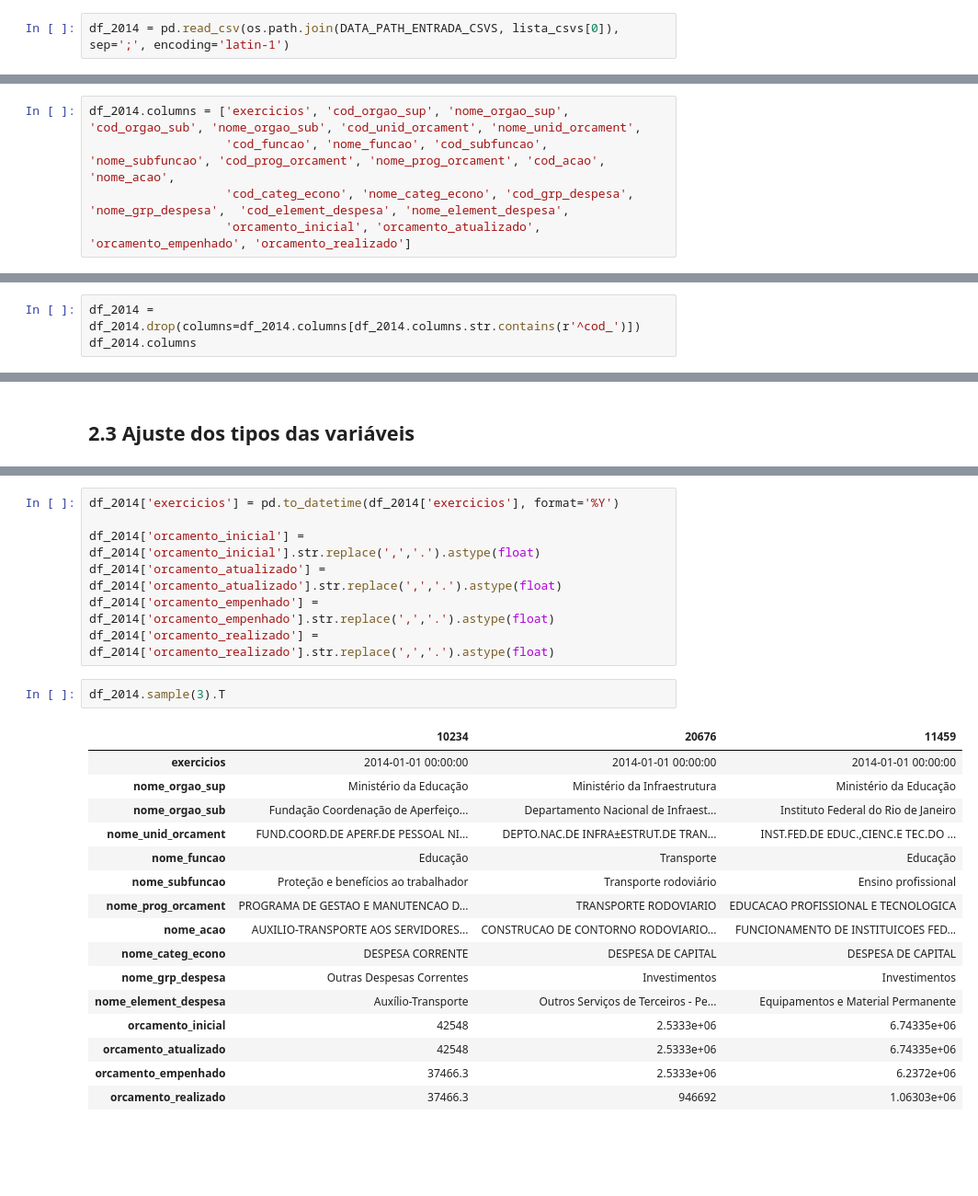
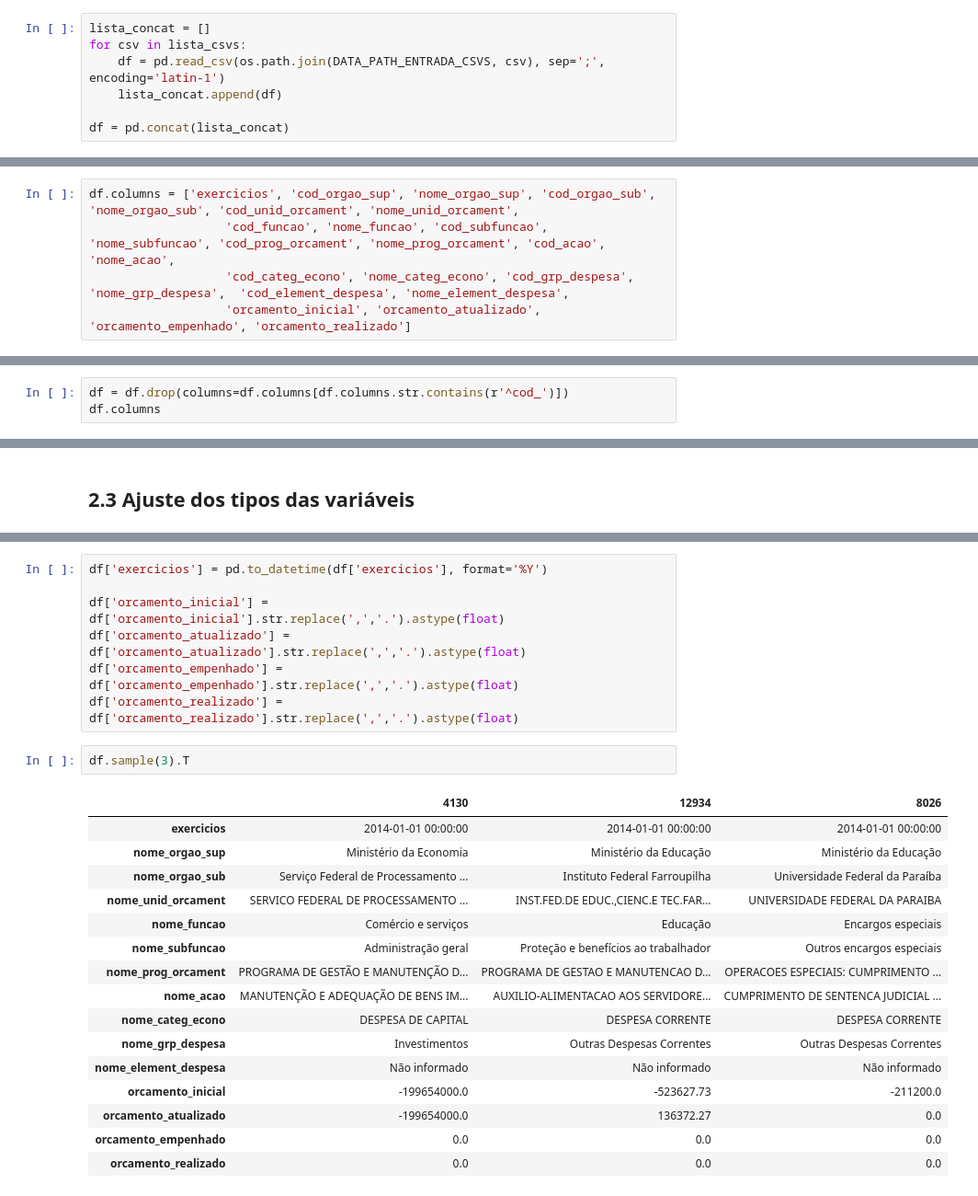
Before and after one commit to PanGeia-Study-Group/Analise_orcamento, a Jupyter notebook: codigo/1_sanity/sanity_csvs.ipynb, the cells around one changed output, grey strips where cells are left out. Shown at 92% size. Cells and saved outputs as stored; diff of their text form; blank space fills up the shorter version.

```diff
--- a/codigo/1_sanity/sanity_csvs.ipynb
+++ b/codigo/1_sanity/sanity_csvs.ipynb
@@ -20,4 +20,9 @@ DATA_PATH_ENTRADA_CSVS = os.path.join(DATA_PATH_ENTRADA, 'CSVs')
 # %%
 lista_csvs = os.listdir(DATA_PATH_ENTRADA_CSVS)
 # %%
-df_2014 = pd.read_csv(os.path.join(DATA_PATH_ENTRADA_CSVS, lista_csvs[0]), sep=';', encoding='latin-1')
+lista_concat = []
+for csv in lista_csvs:
+    df = pd.read_csv(os.path.join(DATA_PATH_ENTRADA_CSVS, csv), sep=';', encoding='latin-1')
+    lista_concat.append(df)
+
+df = pd.concat(lista_concat)
@@ -46,7 +65,7 @@ memory usage: 3.8+ MB
 # %% [markdown]
 ## 2.1 Ajuste dos nomes das colunas
 # %%
-df_2014.columns = ['exercicios', 'cod_orgao_sup', 'nome_orgao_sup', 'cod_orgao_sub', 'nome_orgao_sub', 'cod_unid_orcament', 'nome_unid_orcament',
+df.columns = ['exercicios', 'cod_orgao_sup', 'nome_orgao_sup', 'cod_orgao_sub', 'nome_orgao_sub', 'cod_unid_orcament', 'nome_unid_orcament',
                    'cod_funcao', 'nome_funcao', 'cod_subfuncao', 'nome_subfuncao', 'cod_prog_orcament', 'nome_prog_orcament', 'cod_acao', 'nome_acao',
                    'cod_categ_econo', 'nome_categ_econo', 'cod_grp_despesa', 'nome_grp_despesa',  'cod_element_despesa', 'nome_element_despesa',
                    'orcamento_inicial', 'orcamento_atualizado', 'orcamento_empenhado', 'orcamento_realizado']
@@ -67,8 +86,8 @@ Index(['exercicios', 'cod_orgao_sup', 'nome_orgao_sup', 'cod_orgao_sub',
 # %% [markdown]
 <font color='green' size=6> Por simplicidade, excluirei as variáveis com código pra ficar mais fácil a leitura do dataset <font>
 # %%
-df_2014 = df_2014.drop(columns=df_2014.columns[df_2014.columns.str.contains(r'^cod_')])
-df_2014.columns
+df = df.drop(columns=df.columns[df.columns.str.contains(r'^cod_')])
+df.columns
 # %% [output]
 Index(['exercicios', 'nome_orgao_sup', 'nome_orgao_sub', 'nome_unid_orcament',
        'nome_funcao', 'nome_subfuncao', 'nome_prog_orcament', 'nome_acao',
@@ -98,28 +117,28 @@ orcamento_empenhado     object
 orcamento_realizado     object
 dtype: object
 # %%
-df_2014['exercicios'] = pd.to_datetime(df_2014['exercicios'], format='%Y')
+df['exercicios'] = pd.to_datetime(df['exercicios'], format='%Y')
 
-df_2014['orcamento_inicial'] = df_2014['orcamento_inicial'].str.replace(',','.').astype(float)
-df_2014['orcamento_atualizado'] = df_2014['orcamento_atualizado'].str.replace(',','.').astype(float)
-df_2014['orcamento_empenhado'] = df_2014['orcamento_empenhado'].str.replace(',','.').astype(float)
-df_2014['orcamento_realizado'] = df_2014['orcamento_realizado'].str.replace(',','.').astype(float)
+df['orcamento_inicial'] = df['orcamento_inicial'].str.replace(',','.').astype(float)
+df['orcamento_atualizado'] = df['orcamento_atualizado'].str.replace(',','.').astype(float)
+df['orcamento_empenhado'] = df['orcamento_empenhado'].str.replace(',','.').astype(float)
+df['orcamento_realizado'] = df['orcamento_realizado'].str.replace(',','.').astype(float)
 # %%
-df_2014.sample(3).T
+df.sample(3).T
 # %% [output]
-|  | 10234 | 20676 | 11459 |
+|  | 4130 | 12934 | 8026 |
 | exercicios | 2014-01-01 00:00:00 | 2014-01-01 00:00:00 | 2014-01-01 00:00:00 |
-| nome_orgao_sup | Ministério da Educação | Ministério da Infraestrutura | Ministério da Educação |
-| nome_orgao_sub | Fundação Coordenação de Aperfeiço... | Departamento Nacional de Infraest... | Instituto Federal do Rio de Janeiro |
-| nome_unid_orcament | FUND.COORD.DE APERF.DE PESSOAL NI... | DEPTO.NAC.DE INFRA±ESTRUT.DE TRAN... | INST.FED.DE EDUC.,CIENC.E TEC.DO ... |
-| nome_funcao | Educação | Transporte | Educação |
-| nome_subfuncao | Proteção e benefícios ao trabalhador | Transporte rodoviário | Ensino profissional |
-| nome_prog_orcament | PROGRAMA DE GESTAO E MANUTENCAO D... | TRANSPORTE RODOVIARIO | EDUCACAO PROFISSIONAL E TECNOLOGICA |
-| nome_acao | AUXILIO-TRANSPORTE AOS SERVIDORES... | CONSTRUCAO DE CONTORNO RODOVIARIO... | FUNCIONAMENTO DE INSTITUICOES FED... |
-| nome_categ_econo | DESPESA CORRENTE | DESPESA DE CAPITAL | DESPESA DE CAPITAL |
-| nome_grp_despesa | Outras Despesas Correntes | Investimentos | Investimentos |
-| nome_element_despesa | Auxílio-Transporte | Outros Serviços de Terceiros - Pe... | Equipamentos e Material Permanente |
-| orcamento_inicial | 42548 | 2.5333e+06 | 6.74335e+06 |
-| orcamento_atualizado | 42548 | 2.5333e+06 | 6.74335e+06 |
-| orcamento_empenhado | 37466.3 | 2.5333e+06 | 6.2372e+06 |
-| orcamento_realizado | 37466.3 | 946692 | 1.06303e+06 |
+| nome_orgao_sup | Ministério da Economia | Ministério da Educação | Ministério da Educação |
+| nome_orgao_sub | Serviço Federal de Processamento ... | Instituto Federal Farroupilha | Universidade Federal da Paraíba |
+| nome_unid_orcament | SERVICO FEDERAL DE PROCESSAMENTO ... | INST.FED.DE EDUC.,CIENC.E TEC.FAR... | UNIVERSIDADE FEDERAL DA PARAIBA |
+| nome_funcao | Comércio e serviços | Educação | Encargos especiais |
+| nome_subfuncao | Administração geral | Proteção e benefícios ao trabalhador | Outros encargos especiais |
+| nome_prog_orcament | PROGRAMA DE GESTÃO E MANUTENÇÃO D... | PROGRAMA DE GESTAO E MANUTENCAO D... | OPERACOES ESPECIAIS: CUMPRIMENTO ... |
+| nome_acao | MANUTENÇÃO E ADEQUAÇÃO DE BENS IM... | AUXILIO-ALIMENTACAO AOS SERVIDORE... | CUMPRIMENTO DE SENTENCA JUDICIAL ... |
+| nome_categ_econo | DESPESA DE CAPITAL | DESPESA CORRENTE | DESPESA CORRENTE |
+| nome_grp_despesa | Investimentos | Outras Despesas Correntes | Outras Despesas Correntes |
+| nome_element_despesa | Não informado | Não informado | Não informado |
+| orcamento_inicial | -199654000.0 | -523627.73 | -211200.0 |
+| orcamento_atualizado | -199654000.0 | 136372.27 | 0.0 |
+| orcamento_empenhado | 0.0 | 0.0 | 0.0 |
+| orcamento_realizado | 0.0 | 0.0 | 0.0 |
```
Also changed, not shown: parts of 8 cells of this notebook.
